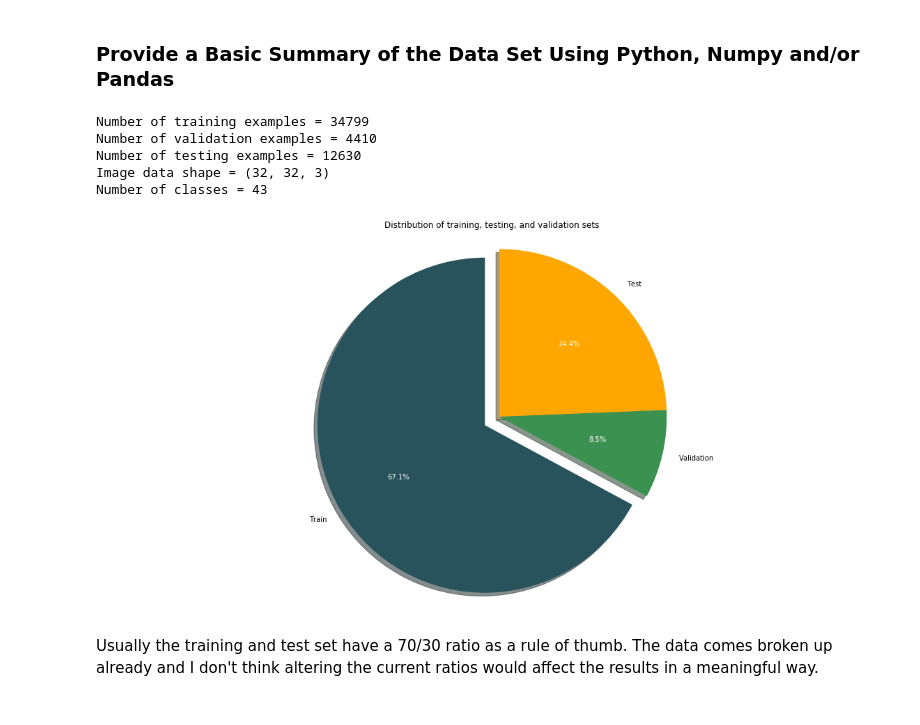
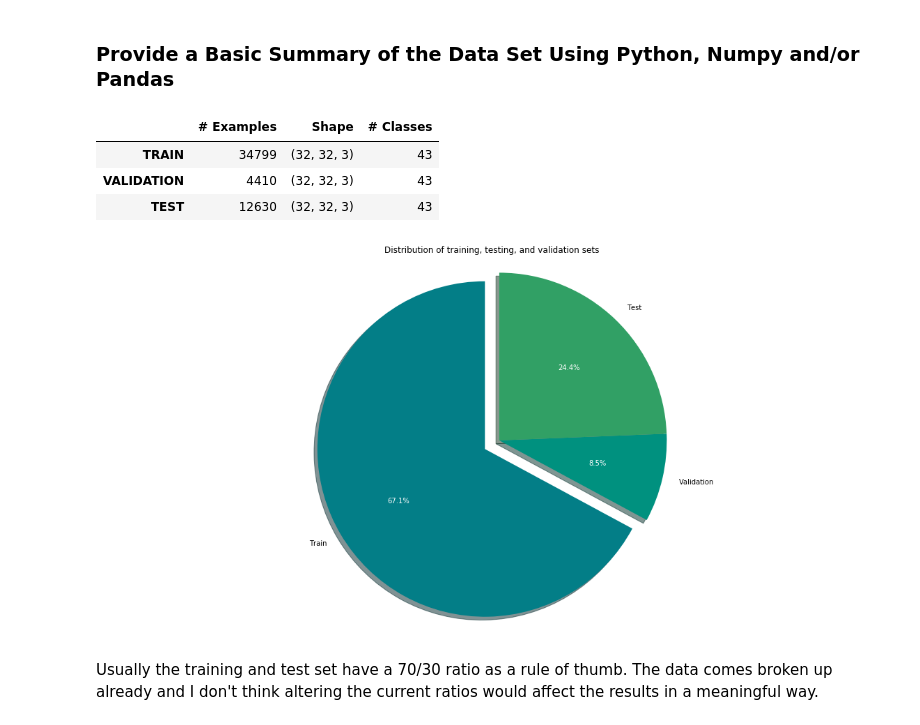
Before and after one commit to CameronFraser/sdcnd-3-traffic-sign-classifier, a Jupyter notebook: Traffic_Sign_Classifier.ipynb, the cells around one changed output. Cells and saved outputs as stored; diff of their text form; code cells hidden in the pictures.

```diff
--- a/Traffic_Sign_Classifier.ipynb
+++ b/Traffic_Sign_Classifier.ipynb
@@ -61,28 +67,17 @@ X_test, y_test = test['features'], test['labels']
 ## Step 1: Dataset Summary & Exploration
 # %% [markdown]
 ### Provide a Basic Summary of the Data Set Using Python, Numpy and/or Pandas
-# %%
-n_train = len(X_train)
-
-n_validation = len(X_valid)
-
-n_test = len(X_test)
-
-image_shape = X_train[0].shape
-
-n_classes = max(y_train) + 1
-
-print("Number of training examples =", n_train)
-print("Number of validation examples =", n_validation)
-print("Number of testing examples =", n_test)
-print("Image data shape =", image_shape)
-print("Number of classes =", n_classes)
-# %% [output]
-Number of training examples = 34799
-Number of validation examples = 4410
-Number of testing examples = 12630
-Image data shape = (32, 32, 3)
-Number of classes = 43
+# %%
+pd.DataFrame({
+    "# Examples": [len(X_train), len(X_valid), len(X_test)],
+    "Shape": [X_train[0].shape, X_valid[0].shape, X_test[0].shape],
+    "# Classes": [max(y_train) + 1, max(y_valid) + 1, max(y_test) + 1]
+},index=["TRAIN", "VALIDATION", "TEST"], columns=["# Examples", "Shape", "# Classes"])
+# %% [output]
+|  | # Examples | Shape | # Classes |
+| TRAIN | 34799 | (32, 32, 3) | 43 |
+| VALIDATION | 4410 | (32, 32, 3) | 43 |
+| TEST | 12630 | (32, 32, 3) | 43 |
 # %%
 import matplotlib.pyplot as plt
 %matplotlib inline
@@ -90,13 +84,6 @@ colors = ['#28535c', '#3b9250', '#ffa600'] # Color palette used for visualizatio
-# %%
-plt.figure(figsize=(20,10))
-explode = (0.1, 0, 0)
-_, _, autotexts = plt.pie([n_train, n_validation, n_test], startangle=90, autopct='%1.1f%%', explode=explode, labels=['Train', 'Validation', 'Test'], shadow=True, colors=colors)
-for autotext in autotexts:
-    autotext.set_color('white')
-plt.axis("equal")
-plt.title('Distribution of training, testing, and validation sets')
-plt.show()
-# %% [output]
-[figure, removed]
+# %%
+pie([len(X_train), len(X_valid), len(X_test)], labels=['Train', 'Validation', 'Test'], title='Distribution of training, testing, and validation sets')
+# %% [output]
+[figure, added]
 # %% [markdown]
 Usually the training and test set have a 70/30 ratio as a rule of thumb. The data comes broken up already and I don't think altering the current ratios would affect the results in a meaningful way.
```
Also changed, not shown: parts of 18 cells of this notebook, 4 other files.
